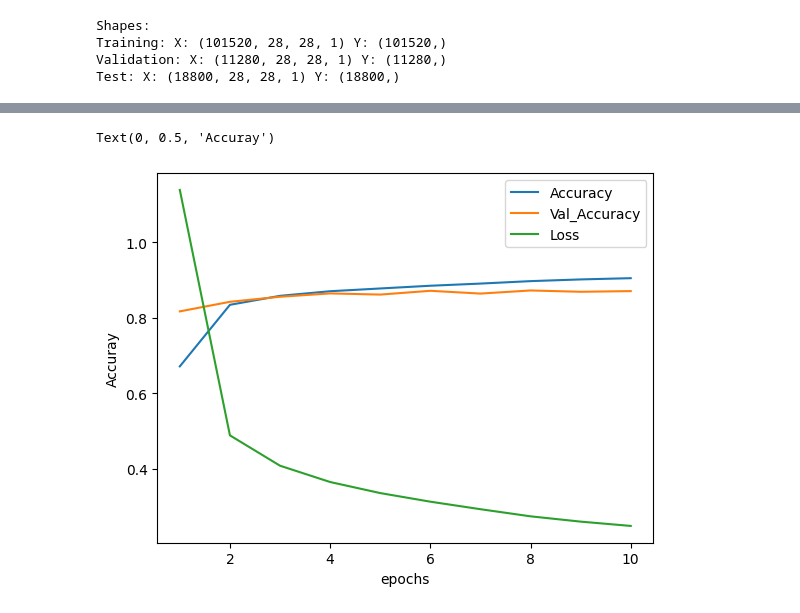
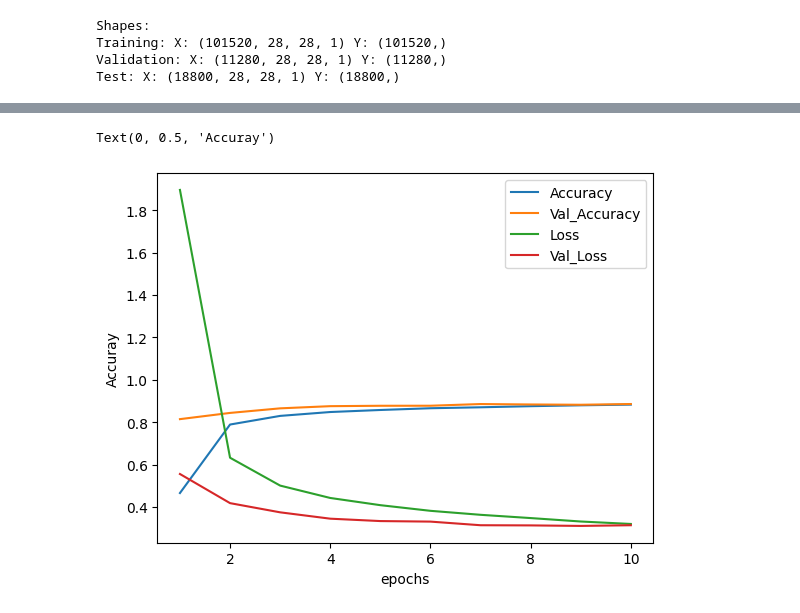
Before and after one commit to Natorden/MachineLearningProject, a Jupyter notebook: ML_Final_Project_CNN.ipynb, the cells around one changed output, grey strips where cells are left out. Saved outputs shown, nothing was run; the diff lists cells and outputs as text; code cells hidden in the pictures.

```diff
--- a/ML_Final_Project_CNN.ipynb
+++ b/ML_Final_Project_CNN.ipynb
@@ -84,12 +84,19 @@ Test: X: (18800, 28, 28, 1) Y: (18800,)
 number_of_classes=47
 
 model = keras.models.Sequential([
-    tf.keras.layers.Conv2D(filters=32, kernel_size=(3,3), activation='relu', input_shape=(28,28,1)),
+    tf.keras.layers.Conv2D(filters=32, kernel_size=(7,7), padding='same', activation='relu', input_shape=(28,28,1)),
     tf.keras.layers.MaxPooling2D(2,2),
-    tf.keras.layers.Conv2D(filters=48, kernel_size=(3,3), activation='relu'),
+    tf.keras.layers.Conv2D(filters=64, kernel_size=(3,3), padding='same', activation='relu'),
+    tf.keras.layers.Conv2D(filters=64, kernel_size=(3,3), padding='same', activation='relu'),
+    tf.keras.layers.MaxPooling2D(2,2),
+    tf.keras.layers.Conv2D(filters=128, kernel_size=(3,3), padding='same', activation='relu'),
+    tf.keras.layers.Conv2D(filters=128, kernel_size=(3,3), padding='same', activation='relu'),
     tf.keras.layers.MaxPooling2D(2,2),
     tf.keras.layers.Flatten(input_shape=(28,28,1)),
     tf.keras.layers.Dense(units=512,activation='relu'),
+    tf.keras.layers.Dropout(0.5),
+    tf.keras.layers.Dense(units=256,activation='relu'),
+    tf.keras.layers.Dropout(0.5),
     tf.keras.layers.Dense(number_of_classes,activation='softmax')
 ])
 
@@ -148,16 +155,17 @@ Epoch 10/10
 # %%
 import seaborn as sns
 q = len(history.history['accuracy'])
 
 plt.figsize=(10,10)
 sns.lineplot(x = range(1,1+q),y = history.history['accuracy'], label='Accuracy')
 sns.lineplot(x = range(1,1+q),y = history.history['val_accuracy'], label='Val_Accuracy')
 sns.lineplot(x = range(1,1+q),y = history.history['loss'], label='Loss')
+sns.lineplot(x = range(1,1+q),y = history.history['val_loss'], label='Val_Loss')
 plt.xlabel('epochs')
 plt.ylabel('Accuray')
 # %% [output]
 Text(0, 0.5, 'Accuray')
-[figure, old version]
+[figure, new version]
 # %%
 model.evaluate(X_test, y_test_encoded)
 # %% [output]
```
Also changed, not shown: parts of 4 cells of this notebook.
